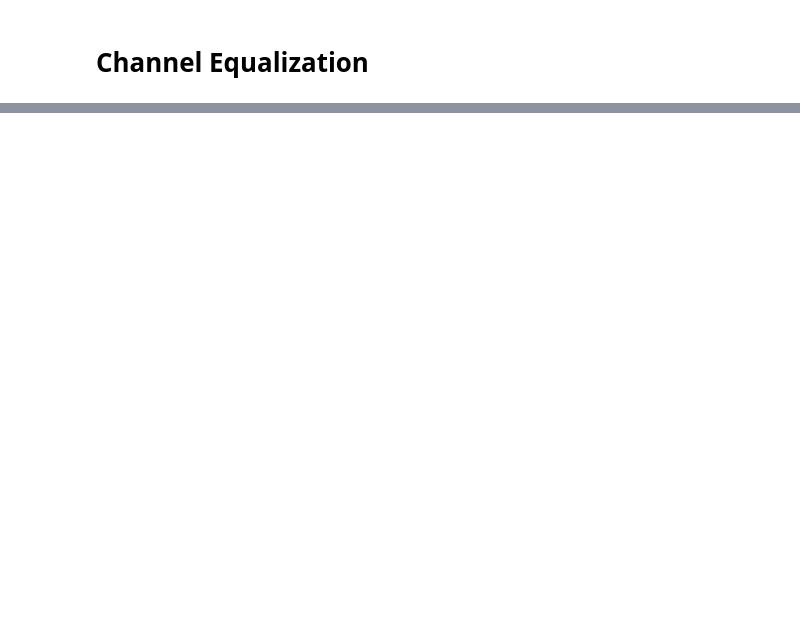
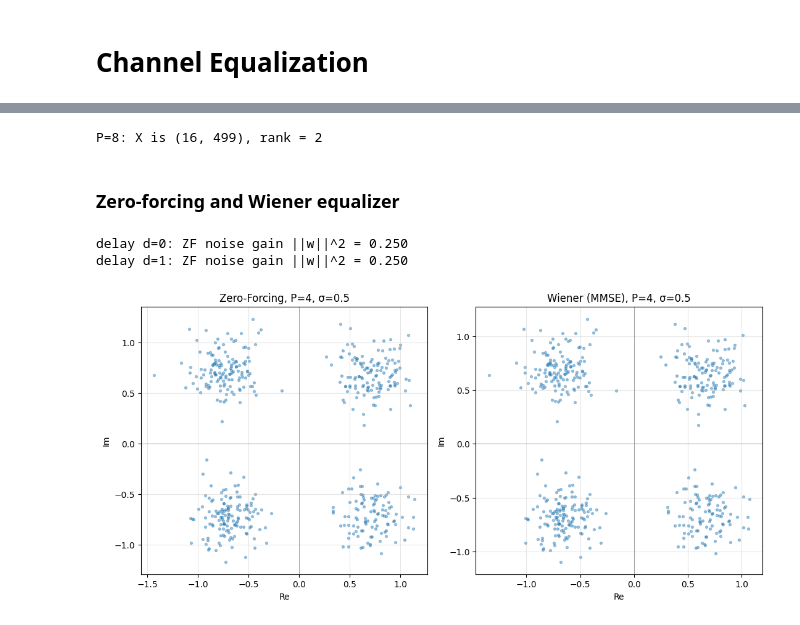
Before and after one commit to PabloABakker/Parameter-Estimation-and-Channel-Equalization_Using_Array_Processing, a Jupyter notebook: Project1.ipynb, the cells around one changed output, grey strips where cells are left out. Cells and saved outputs as stored; diff of their text form; code cells hidden in the pictures; blank space fills up the shorter version.

```diff
--- a/Project1.ipynb
+++ b/Project1.ipynb
@@ -238,0 +274,67 @@ plt.show()
+# %%
+# Now oversample with a factor of 8
+P = 8
+x = gendata_conv(h, s, P, N, 0.0)
+rows = 2 * P
+
+X = np.zeros((rows, N - 1), dtype=complex)
+for n in range(cols):
+    X[:, n] = x[n * P : n * P + rows]
+
+# Look at rank
+sv = np.linalg.svd(X, compute_uv=False)
+print(f"P={P}: X is {X.shape}, rank = {np.sum(sv > tol)}")
+# %% [output]
+P=8: X is (16, 499), rank = 2
+# %% [markdown]
+### Zero-forcing and Wiener equalizer
+# %%
+# Set parameters
+N = 500
+P = 4
+sigma = 0.5
+
+# Create data
+s = random_qpsk(N)
+x = gendata_conv(h, s, P, N, sigma)
+
+# Stacked data matrix
+rows = 2 * P
+X = np.zeros((rows, N - 1), dtype=complex)
+for n in range(N - 1):
+    X[:, n] = x[n * P : n * P + rows]
+
+# Build the stacked convolution matrix
+H = build_H(h, P)
+
+# Compare ZF noise gain ||w||^2 for each delay and use the best one
+for d in range(H.shape[1]):
+    w = zf_equalizer(H, d)
+    print(f"delay d={d}: ZF noise gain ||w||^2 = {np.linalg.norm(w)**2:.3f}")
+# %% [output]
+delay d=0: ZF noise gain ||w||^2 = 0.250
+delay d=1: ZF noise gain ||w||^2 = 0.250
+# %%
+# Choose delay and look at recovered signals
+d = 1
+
+# Build beamformers for chosen delay
+w_zf = zf_equalizer(H, d)
+w_wiener = wiener_equalizer(H, d, sigma)
+
+# Recovered signals
+s_zf = w_zf.conj() @ X
+s_wiener = w_wiener.conj() @ X
+
+# Plot in the complex plane
+fig, axes = plt.subplots(1, 2, figsize=(11, 5.2))
+for ax, est, name in [(axes[0], s_zf, 'Zero-Forcing'),
+                      (axes[1], s_wiener, 'Wiener (MMSE)')]:
+    ax.scatter(est.real, est.imag, s=8, alpha=0.4)
+    ax.axhline(0, color='gray', lw=0.5); ax.axvline(0, color='gray', lw=0.5)
+    ax.set_title(f'{name}, P={P}, σ={sigma}')
+    ax.set_xlabel('Re'); ax.set_ylabel('Im')
+    ax.set_aspect('equal'); ax.grid(True, alpha=0.3)
+plt.tight_layout(); plt.show()
+# %% [output]
+[figure, added]
```
Also changed, not shown: parts of 10 cells of this notebook, 1 other file.
